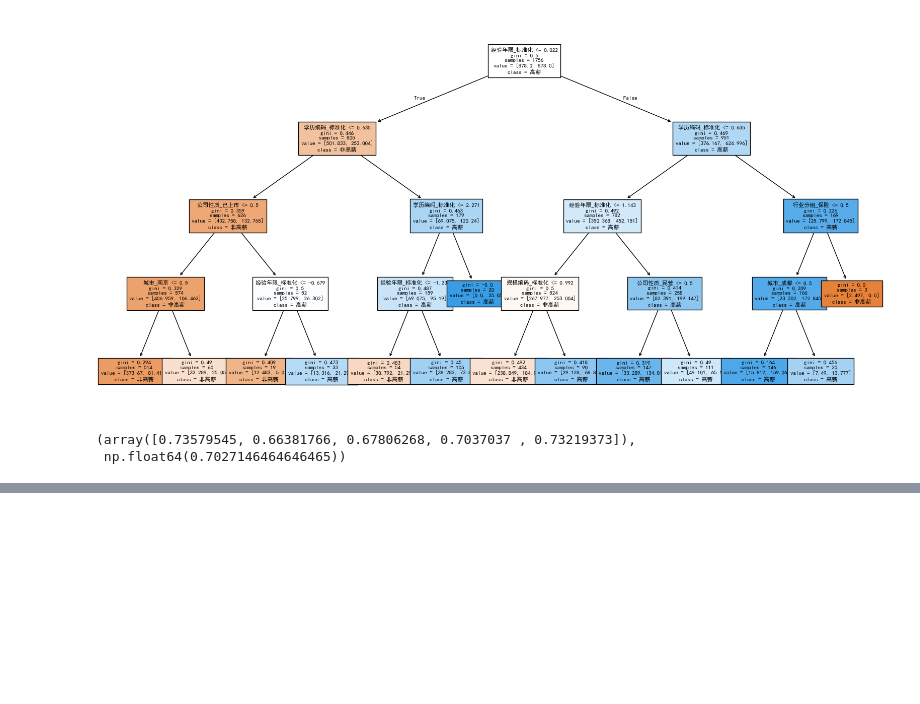
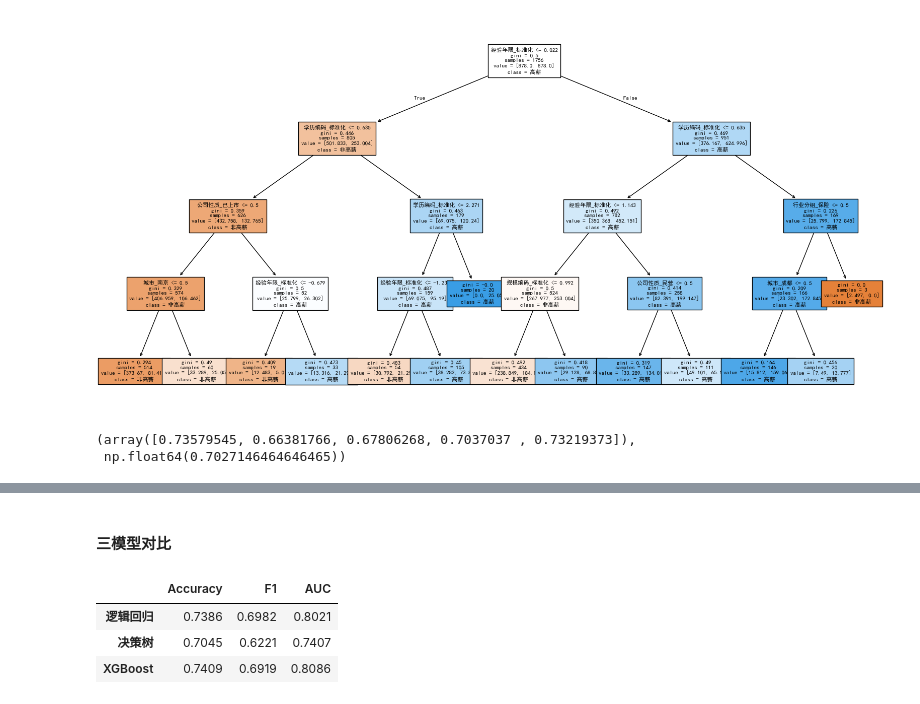
Before and after one commit to kexin0221/BigData_analyse_finalreport, a Jupyter notebook: 代码/05_高薪分类预测.ipynb, the cells around one changed output, grey strips where cells are left out. Drawn from its saved outputs; the diff is of its cells as text; code cells hidden in the pictures; blank space fills up the shorter version.

```diff
--- a/代码/05_高薪分类预测.ipynb
+++ b/代码/05_高薪分类预测.ipynb
@@ -111,0 +150,15 @@ cv_scores, cv_scores.mean()
+# %% [markdown]
+#### 三模型对比
+# %%
+clf_results = {}
+clf_results['逻辑回归'] = {'Accuracy': acc_lr, 'F1': f1_lr, 'AUC': auc_lr}
+clf_results['决策树'] = {'Accuracy': acc_dt, 'F1': f1_dt, 'AUC': auc_dt}
+clf_results['XGBoost'] = {'Accuracy': acc_xgb, 'F1': f1_xgb, 'AUC': auc_xgb}
+
+clf_results_df = pd.DataFrame(clf_results).T.round(4)
+clf_results_df
+# %% [output]
+|  | Accuracy | F1 | AUC |
+| 逻辑回归 | 0.7386 | 0.6982 | 0.8021 |
+| 决策树 | 0.7045 | 0.6221 | 0.7407 |
+| XGBoost | 0.7409 | 0.6919 | 0.8086 |
```
Also changed, not shown: parts of 4 cells of this notebook, 1 other file.
